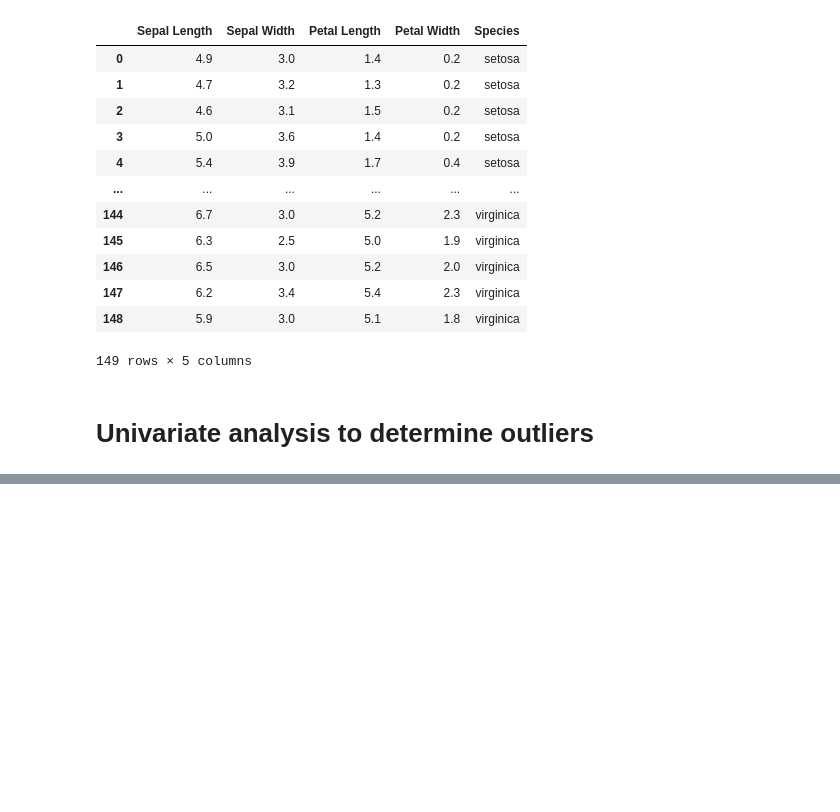
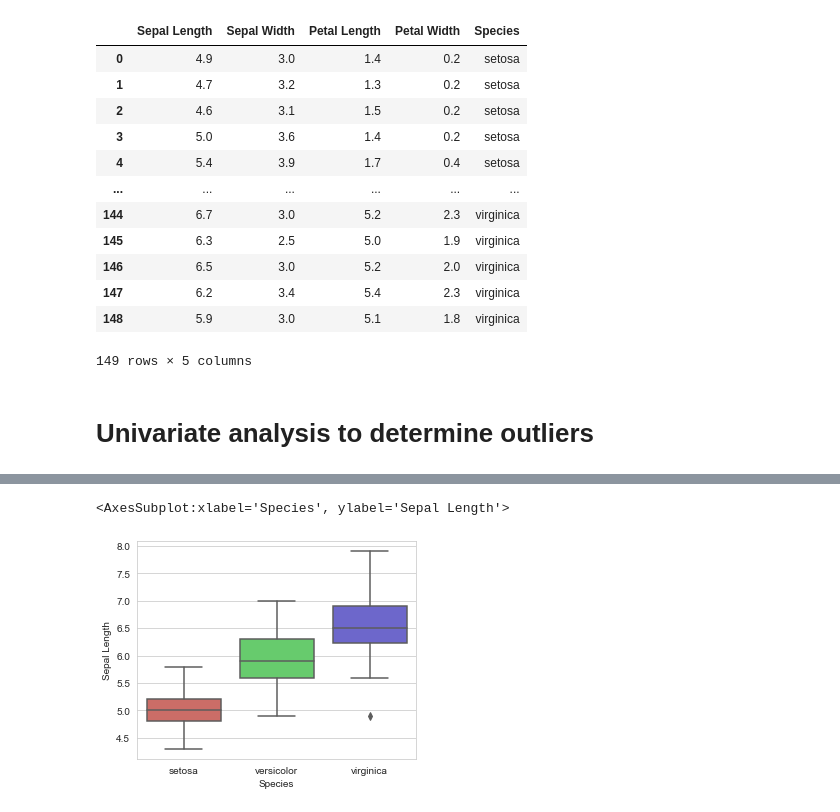
Before and after one commit to Chaliantosh/Dataanalysis-Visualizations, a Jupyter notebook: IRIS_Data_Outlier_Analysis.ipynb, the cells around one changed output, grey strips where cells are left out. Saved outputs shown, nothing was run; the diff lists cells and outputs as text; code cells hidden in the pictures; blank space fills up the shorter version.

```diff
--- a/IRIS_Data_Outlier_Analysis.ipynb
+++ b/IRIS_Data_Outlier_Analysis.ipynb
@@ -55,0 +128,6 @@ Outliers are seen in Sepal Width column where:
+# %%
+#Boxplot
+sns.boxplot(x='Species', y='Sepal Length', data=df, palette='hls')
+# %% [output]
+<AxesSubplot:xlabel='Species', ylabel='Sepal Length'>
+[figure, added]
```
Also changed, not shown: parts of 18 cells of this notebook.
